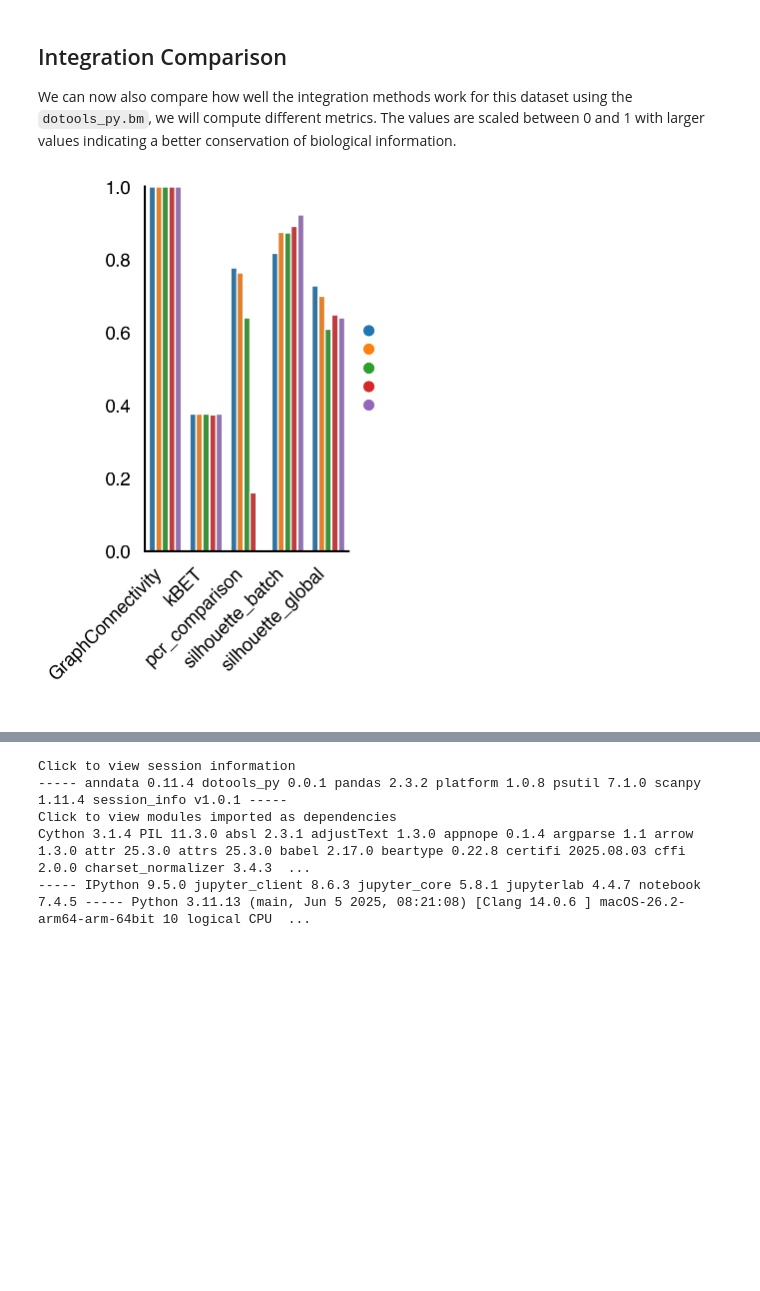
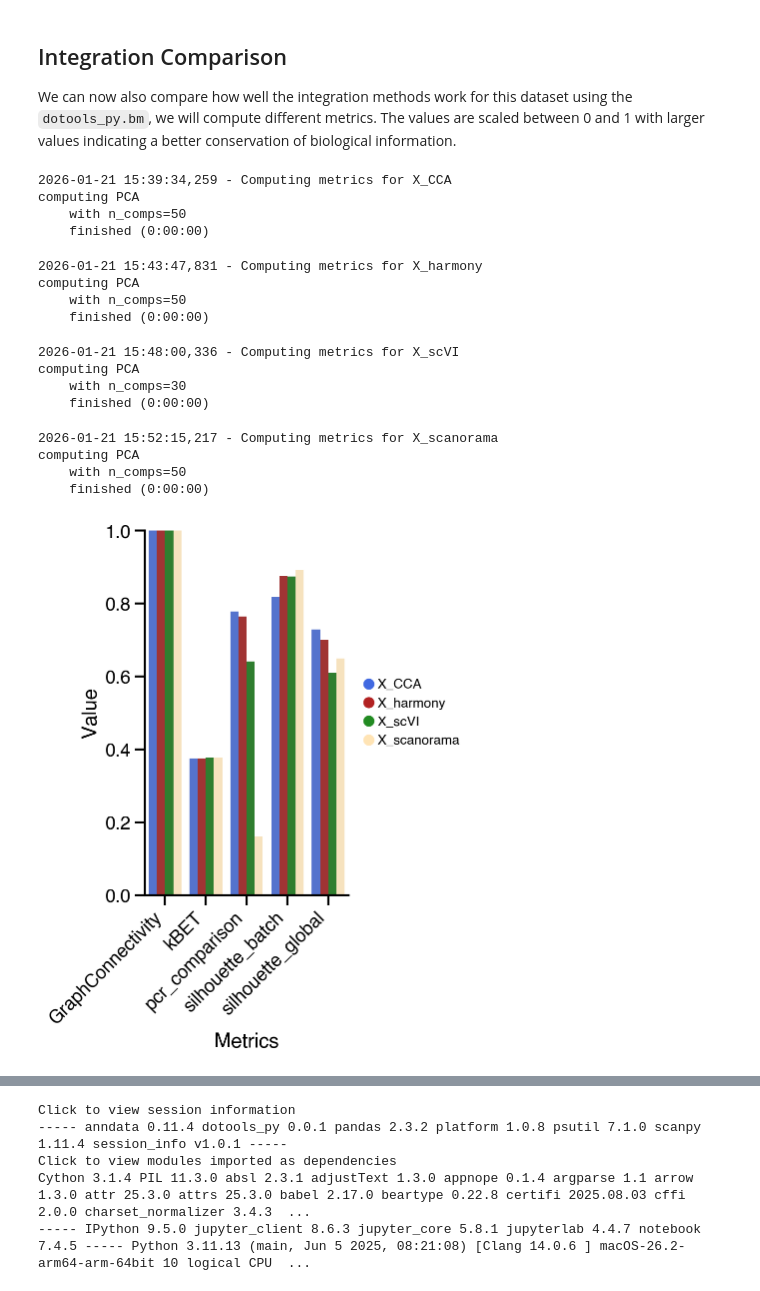
Before and after one commit to davidrm-bio/DOTools_py, a Jupyter notebook: docs/notebooks/Integration.ipynb, the cells around one changed output, grey strips where cells are left out. Cells and saved outputs as stored; diff of their text form; code cells hidden in the pictures; blank space fills up the shorter version.

Commit message:
Update Integration turotial

```diff
--- a/docs/notebooks/Integration.ipynb
+++ b/docs/notebooks/Integration.ipynb
@@ -112,18 +138,35 @@ We can now also compare how well the integration methods work for this dataset u
 # %%
 adata_combined = adata.copy()
 adata_combined.obsm["X_CCA"] = adata_cca5.obsm["X_CCA"]
 adata_combined.obsm["X_harmony"] = adata_harmony.obsm["X_harmony"]
 adata_combined.obsm["X_scVI"] = adata_scvi.obsm["X_scVI"]
 adata_combined.obsm["X_scanorama"] = adata_scanorama.obsm["X_scanorama"]
-adata_combined.obsm["X_pca"] = adata_unintegrated.obsm["X_pca"]
 
+adata_combined.write("/Users/david/Downloads/adata_combined.h5ad")
 
-do.bm.eval_integration(
+table = do.bm.eval_integration(
     adata_post=adata_combined,
     adata_pre=adata_unintegrated,
     batch_key="batch",
     annotation_key="annotation",
-    use_rep=["X_CCA", "X_harmony", "X_scVI", "X_scanorama", "X_pca"]
+    use_rep=["X_CCA","X_harmony", "X_scVI", "X_scanorama"],
+    palette={"X_CCA":"royalblue", "X_harmony":"firebrick", "X_scVI":"forestgreen", "X_scanorama":"moccasin"}
 )
 # %% [output]
+2026-01-21 15:39:34,259 - Computing metrics for X_CCA
+computing PCA
+    with n_comps=50
+    finished (0:00:00)
+2026-01-21 15:43:47,831 - Computing metrics for X_harmony
+computing PCA
+    with n_comps=50
+    finished (0:00:00)
+2026-01-21 15:48:00,336 - Computing metrics for X_scVI
+computing PCA
+    with n_comps=30
+    finished (0:00:00)
+2026-01-21 15:52:15,217 - Computing metrics for X_scanorama
+computing PCA
+    with n_comps=50
+    finished (0:00:00)
-[figure, old version]
+[figure, new version]
```
Also changed, not shown: parts of 7 cells of this notebook, 1 other file.
